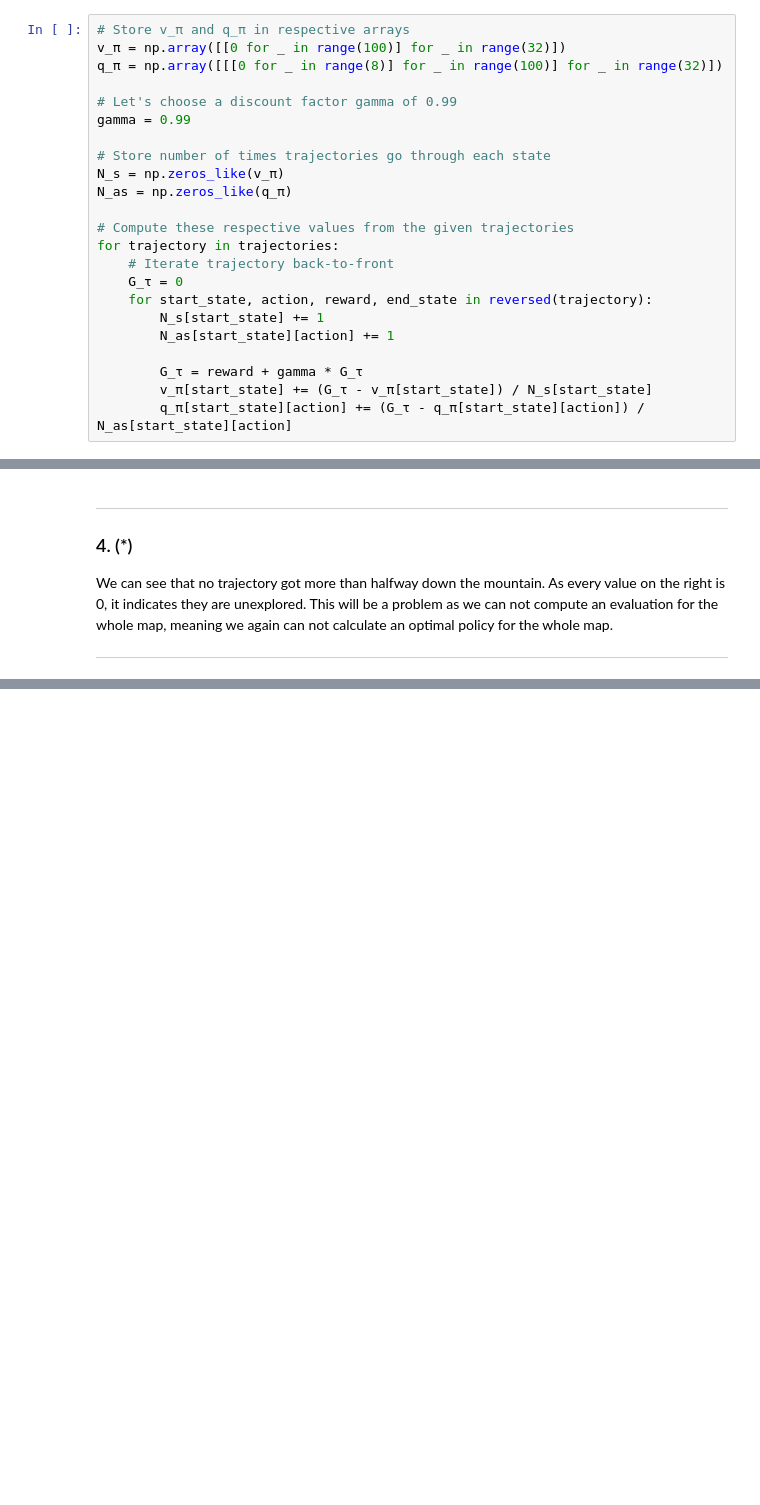
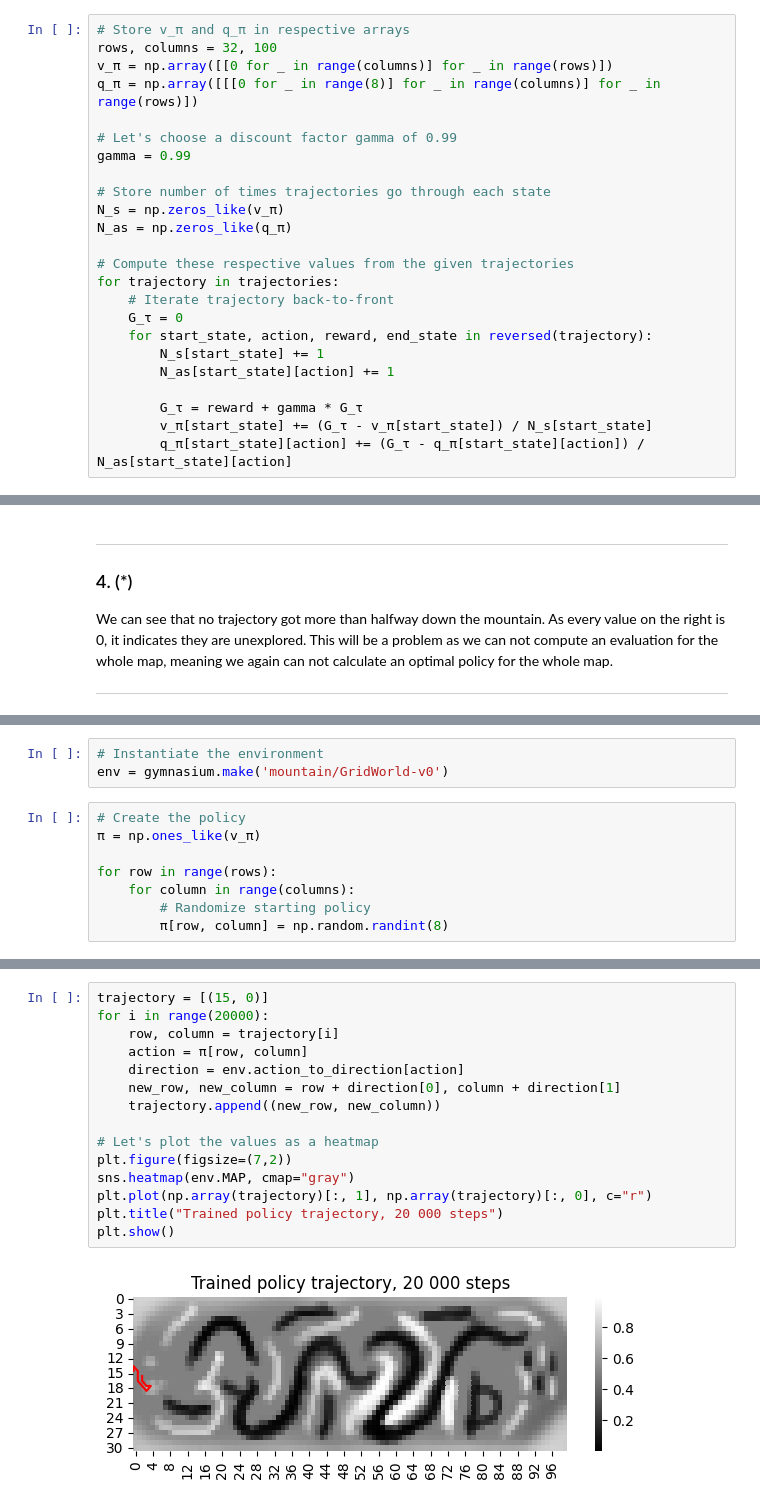
Before and after one commit to RunarFosse/INF368A-Problems, a Jupyter notebook: Problem Set 3/Report.ipynb, the cells around one changed output, grey strips where cells are left out. Saved outputs shown, nothing was run; the diff lists cells and outputs as text; blank space fills up the shorter version.

```diff
--- a/Problem Set 3/Report.ipynb
+++ b/Problem Set 3/Report.ipynb
@@ -22,8 +27,9 @@ print(trajectories[0][:5])
 [((15, 0), 0, -0.5058824, (14, 0)), ((14, 0), 6, -0.5058824, (14, 0)), ((14, 0), 5, -0.5058824, (15, 1)), ((15, 1), 3, -0.5058824, (16, 0)), ((16, 0), 3, -0.5058824, (17, 0))]
 # %%
 # Store v_π and q_π in respective arrays
-v_π = np.array([[0 for _ in range(100)] for _ in range(32)])
-q_π = np.array([[[0 for _ in range(8)] for _ in range(100)] for _ in range(32)])
+rows, columns = 32, 100
+v_π = np.array([[0 for _ in range(columns)] for _ in range(rows)])
+q_π = np.array([[[0 for _ in range(8)] for _ in range(columns)] for _ in range(rows)])
 
 # Let's choose a discount factor gamma of 0.99
 gamma = 0.99
@@ -78,0 +94,11 @@ Note that this computed policy will not be optimal for the whole map. As the com
+# %%
+# Instantiate the environment
+env = gymnasium.make('mountain/GridWorld-v0')
+# %%
+# Create the policy
+π = np.ones_like(v_π)
+
+for row in range(rows):
+    for column in range(columns):
+        # Randomize starting policy
+        π[row, column] = np.random.randint(8)
@@ -78,0 +166,17 @@ Note that this computed policy will not be optimal for the whole map. As the com
+# %%
+trajectory = [(15, 0)]
+for i in range(20000):
+    row, column = trajectory[i]
+    action = π[row, column]
+    direction = env.action_to_direction[action]
+    new_row, new_column = row + direction[0], column + direction[1]
+    trajectory.append((new_row, new_column))
+
+# Let's plot the values as a heatmap
+plt.figure(figsize=(7,2))
+sns.heatmap(env.MAP, cmap="gray")
+plt.plot(np.array(trajectory)[:, 1], np.array(trajectory)[:, 0], c="r")
+plt.title("Trained policy trajectory, 20 000 steps")
+plt.show()
+# %% [output]
+[figure, added]
```
Also changed, not shown: parts of 14 cells of this notebook.
